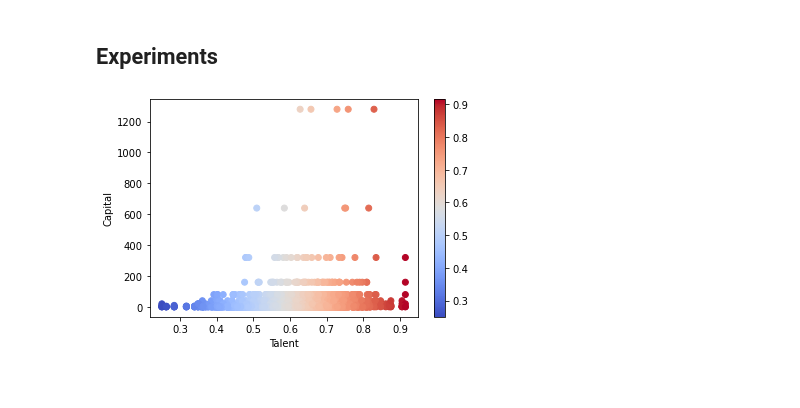
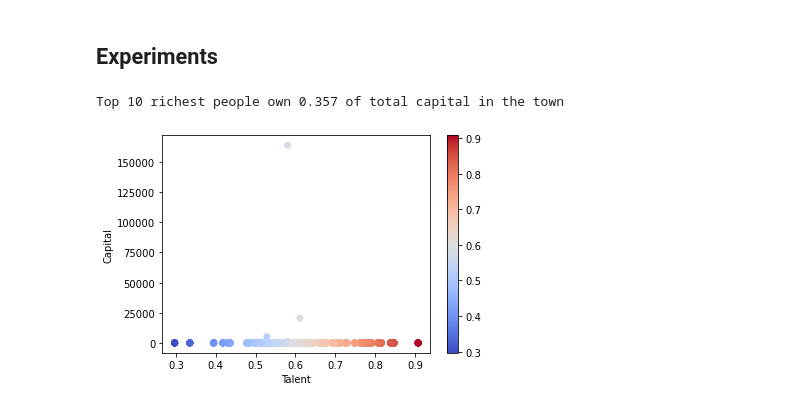
Before and after one commit to shuan4638/Luck-talent-or-vision, a Jupyter notebook: experiments.ipynb, the cells around one changed output. Drawn from its saved outputs; the diff is of its cells as text; code cells hidden in the pictures.

```diff
--- a/experiments.ipynb
+++ b/experiments.ipynb
@@ -11,9 +12,13 @@ import numpy as np
 from matplotlib import pyplot as plt
 
 # define experiment constants
-N = 1000 # number of people
-N_E = 500 # number of luck/unkuck event
+N = 100 # number of people
+p_luck = 0.5 # percentage of luck event
+town_size = 4000
 starting_capital = 10
+
+N_E = int(N/2) # number of lucky/unlucky events
+N_luck = int(N_E*p_luck) # number of lucky events
 # %%
 # define talents
 talents = np.random.normal(0.6, 0.1, N)
@@ -68,35 +55,39 @@ plt.show()
 # %% [markdown]
 ## Experiments
 # %%
-n_simulation = 6
+n_simulation = 10
 n_iteration = 80
 
-def meet_events(x, events, meet_dist=0.005):
-    meet_range = ()
-    for event in events:
-#         if np.square(x[0]-event[0]) + np.square(x[1]-event[1]) < np.square(meet_dist): # euclidean distance
-        if x[0]-meet_dist<=event[0]<=x[0]+meet_dist and x[1]-meet_dist<=event[1]<=x[1]+meet_dist: # estimation (10 times faster)
-            return True
-    return False
+capitals = np.ones(N) * starting_capital
+positions = np.random.choice(town_size, (N, 1), replace=False)
+
+def move_events(events, town_size=201, step_size = 1):
+    events += np.random.choice([-step_size, step_size], events.shape[0])
+    events[events<0] += town_size
+    events[events>town_size] -= town_size
+    return events
 # %%
 # Scenario 1: Different talents
-for n in range(n_simulation):
+for n in tqdm.tqdm(range(n_simulation), total = n_simulation):
     simulated_capitals = capitals.copy()
-    for iteration in tqdm.tqdm(range(n_iteration), total = n_iteration):
-        seizeluck = np.random.random(N)
-        lucks, unlucks = np.random.random((N_E, 2)), np.random.random((N_E, 2))
-        for i, (p, s, t) in enumerate(zip(positions, seizeluck, talents)):
-            if meet_events(p, unlucks):
-                simulated_capitals[i] /= 2
-            elif meet_events(p, lucks) and s < t:
-                simulated_capitals[i] *= 2
+    events = np.random.choice(town_size, N_E, replace=False)
+    lucky_events, unlucky_events = events[:N_luck], events[N_luck:]
+    for iteration in range(n_iteration):
+        lucky_events, unlucky_events = move_events(lucky_events), move_events(unlucky_events)
+        met_unluck = np.in1d(positions, unlucky_events)
+        seized_luck = np.logical_and(np.in1d(positions, lucky_events), talents > np.random.random(N))
+        simulated_capitals[met_unluck] /= 2
+        simulated_capitals[seized_luck] *= 2
     plt.scatter(talents, simulated_capitals, c=talents, cmap = 'coolwarm')
 
+sorted_capitals = sorted(list(simulated_capitals))
+print ('Top 10 richest people own %.3f of total capital in the town' % (sum(sorted_capitals[-10:])/sum(sorted_capitals)))
 plt.xlabel('Talent')
 plt.ylabel('Capital')
 plt.colorbar()
 plt.show()
 # %% [output]
+Top 10 richest people own 0.357 of total capital in the town
-[figure, old version]
+[figure, new version]
 # %%
 # Scenario 2: Different talent and incaution
```
Also changed, not shown: parts of 8 cells of this notebook, 1 other file.
